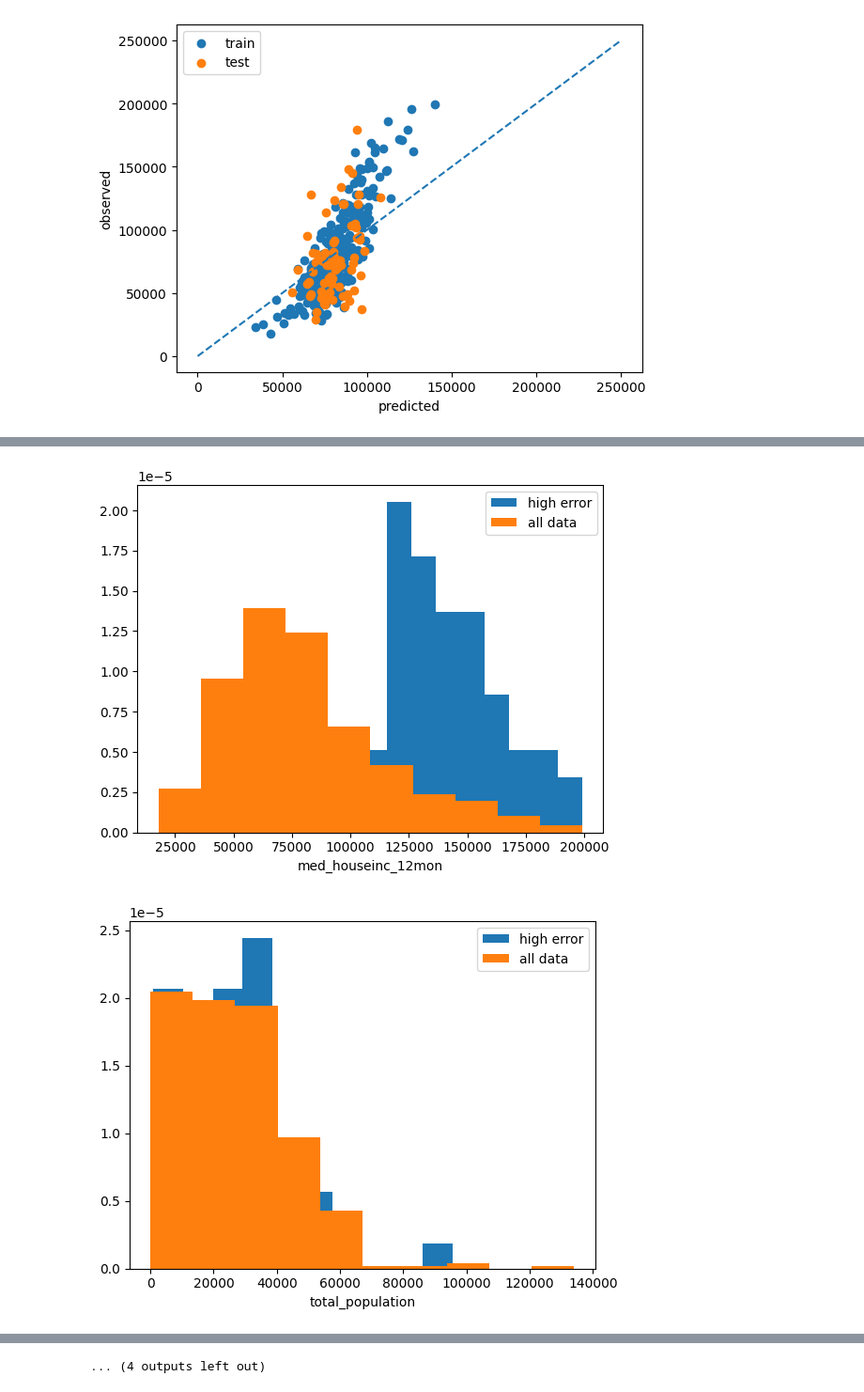
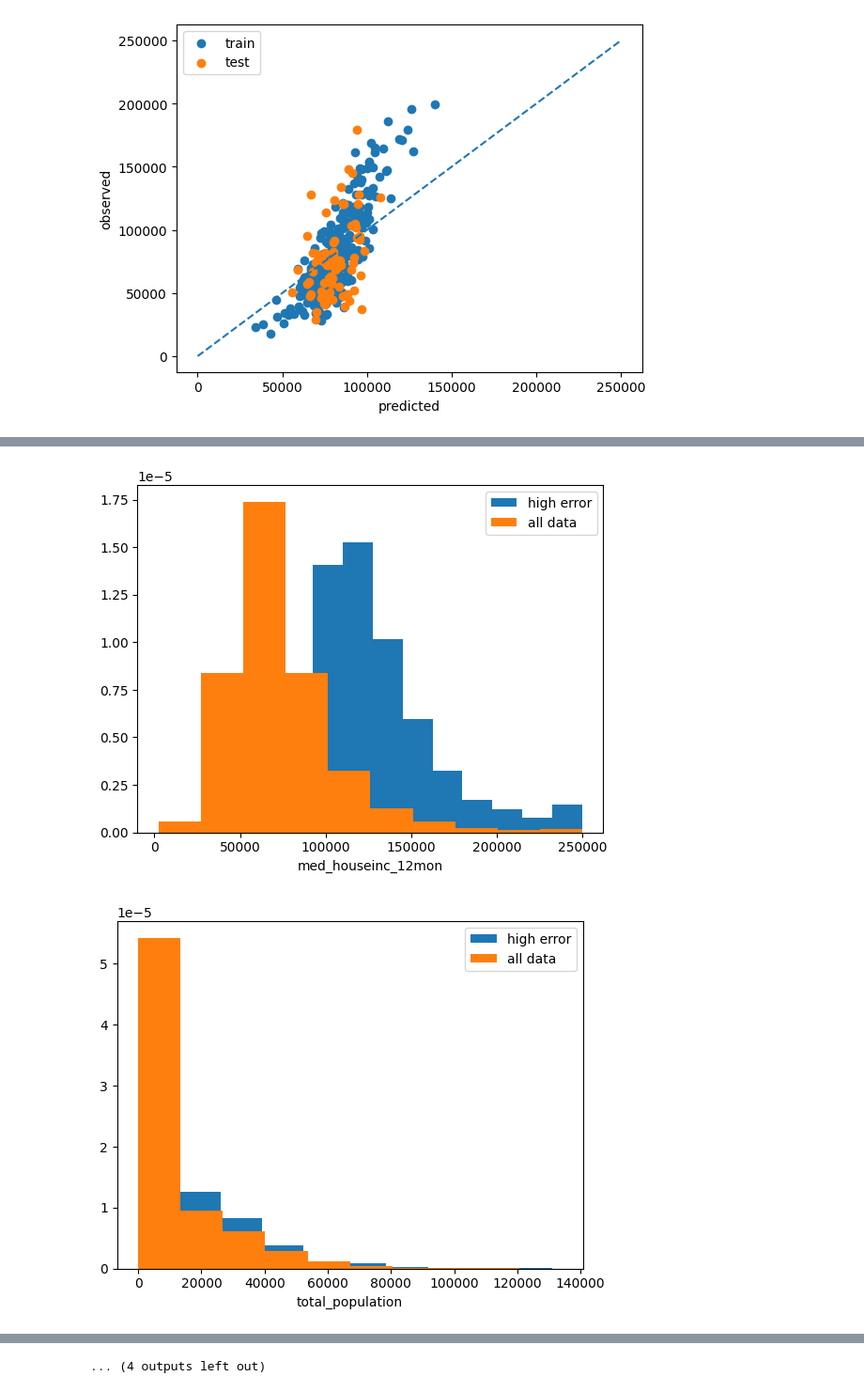
Before and after one commit to kpretz/Social-Economics-of-Flood-Ocurrence, a Jupyter notebook: 03_FeatureEngineering_Modeling_RFR.ipynb, the cells around one changed output, grey strips where cells are left out. Shown at 94% size. Drawn from its saved outputs; the diff is of its cells as text; code cells hidden in the pictures.

```diff
--- a/03_FeatureEngineering_Modeling_RFR.ipynb
+++ b/03_FeatureEngineering_Modeling_RFR.ipynb
@@ -130,16 +123,17 @@ forest_importances.plot.bar(ax=ax)
 ##remove feature to speed up model optimization.
 
 features_to_drop = ['nflood_2000s', 'flood_dur_hours_max', 'delta_floods', 'flood_count_spring', 'flood_count_fall', 'flood_dur_hours_min' ,
-                   'nflood_2010s', 'flood_count_winter', 'flood_dur_hours_median', 'nflood_total']
+                   'nflood_2010s', 'flood_count_winter', 'flood_dur_hours_median']
 
 X_train_fewer = X_train.drop(features_to_drop, axis=1)
 X_test_fewer = X_test.drop(features_to_drop, axis=1)
 
-rfr.fit(X_train_fewer, y_train)
-print('training model score: ', rfr.score(X_train_fewer, y_train))
-print('test model score: ', rfr.score(X_test_fewer, y_test))
+rfr1_fewervar = RandomForestRegressor(max_depth=5, n_estimators=100, random_state=777)
+rfr1_fewervar.fit(X_train_fewer, y_train)
+print('training model score: ', rfr1_fewervar.score(X_train_fewer, y_train))
+print('test model score: ', rfr1_fewervar.score(X_test_fewer, y_test))
 
-importances = rfr.feature_importances_
+importances = rfr1_fewervar.feature_importances_
 forest_importances = pd.Series(importances, index=X_train_fewer.columns)
 
 fig, ax = plt.subplots()
@@ -279,14 +277,14 @@ param_grid = {
     'n_estimators': [100, 200, 300, 500],
     'criterion': ['squared_error'] #absolute error is another criterion but performance is significantly reduced so skipped it
 }
-rfr = RandomForestRegressor()
-grid_search = GridSearchCV(estimator=rfr, param_grid=param_grid, cv=3)
-grid_search.fit(X_train, np.ravel(y_train))
-print(grid_search.best_params_)
+rfr_cv = RandomForestRegressor()
+grid_search_rfr = GridSearchCV(estimator=rfr_cv, param_grid=param_grid, cv=3)
+grid_search_rfr.fit(X_train_fewer, np.ravel(y_train))
+print(grid_search_rfr.best_params_)
 
-y_pred_rfr = grid_search.predict(X_test)
-y_pred_rfr_train = grid_search.predict(X_train)
+y_pred_rfr = grid_search_rfr.predict(X_test_fewer)
+y_pred_rfr_train = grid_search_rfr.predict(X_train_fewer)
 
-print('training model score: ', grid_search.score(X_train, y_train))
-print('test model score: ', grid_search.score(X_test, y_test))
+print('training model score: ', grid_search_rfr.score(X_train_fewer, y_train))
+print('test model score: ', grid_search_rfr.score(X_test_fewer, y_test))
 # %% [output]
@@ -344,13 +364,13 @@ MSE:  1001174832.5999894
 # %%
 ## pull out data with high error, compare feature histograms
 
-data_medianinc_floods_only['prediction'] = np.nan
-data_medianinc_floods_only.loc[y_test.index, 'prediction'] = y_pred_rfr
-data_medianinc_floods_only.loc[y_train.index, 'prediction'] = y_pred_rfr_train
-data_medianinc_floods_only['error'] = (data_medianinc_floods_only[target] - data_medianinc_floods_only['prediction'])
+data_medianinc['prediction'] = np.nan
+data_medianinc.loc[y_test.index, 'prediction'] = y_pred_rfr
+data_medianinc.loc[y_train.index, 'prediction'] = y_pred_rfr_train
+data_medianinc['error'] = (data_medianinc[target] - data_medianinc['prediction'])
 
-data_high_error = data_medianinc_floods_only.loc[data_medianinc_floods_only['error'] > 25000, :]
-data_medianinc_floods_only.sort_values('error', ascending=False)
+data_high_error = data_medianinc.loc[data_medianinc['error'] > 25000, :]
+data_medianinc.sort_values('error', ascending=False)
 # %% [output]
 |  | med_houseinc_12mon | total_population | state_fips | nflood_total | flood_count_fall | flood_count_winter | ... |
 | zcta |  |  |  |  |  |  | ... |
@@ -369,12 +389,12 @@ data_medianinc_floods_only.sort_values('error', ascending=False)
 # %%
 data_high_error
 
 for n in data_high_error.columns:
     f, ax = plt.subplots()
     ax.hist(data_high_error[n], density=True)
-    ax.hist(data_medianinc_floods_only[n], density=True)
+    ax.hist(data_medianinc[n], density=True)
     ax.legend(['high error', 'all data'])
     ax.set_xlabel(n)
 # %% [output]
-[figure, old version]
+[figure, new version]
-[figure, old version]
+[figure, new version]
```
Also changed, not shown: parts of 18 cells of this notebook, 1 other file.
